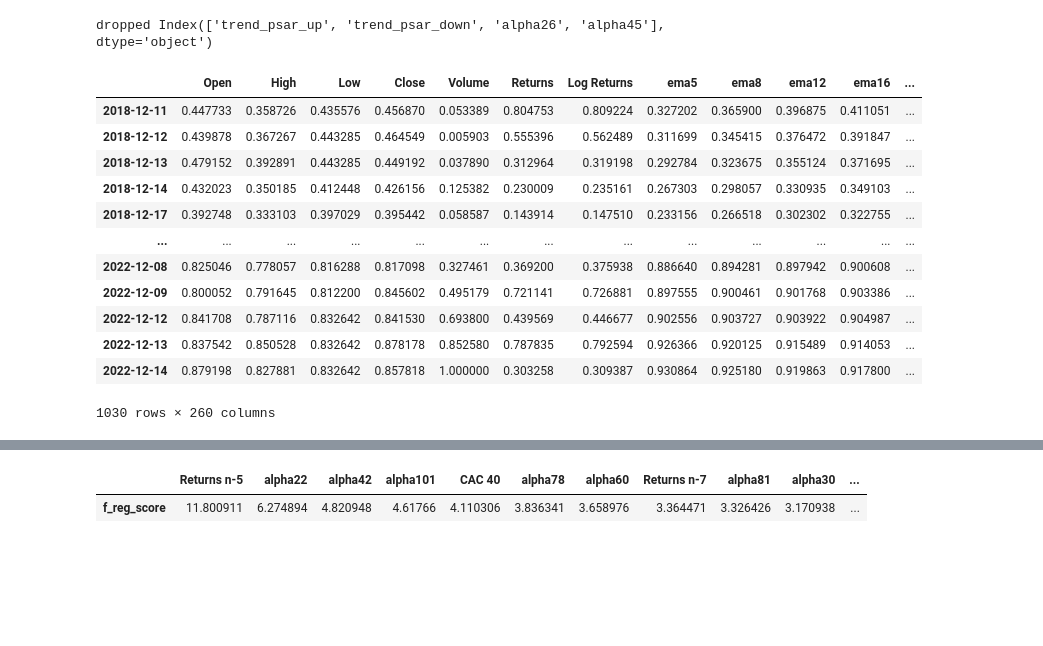
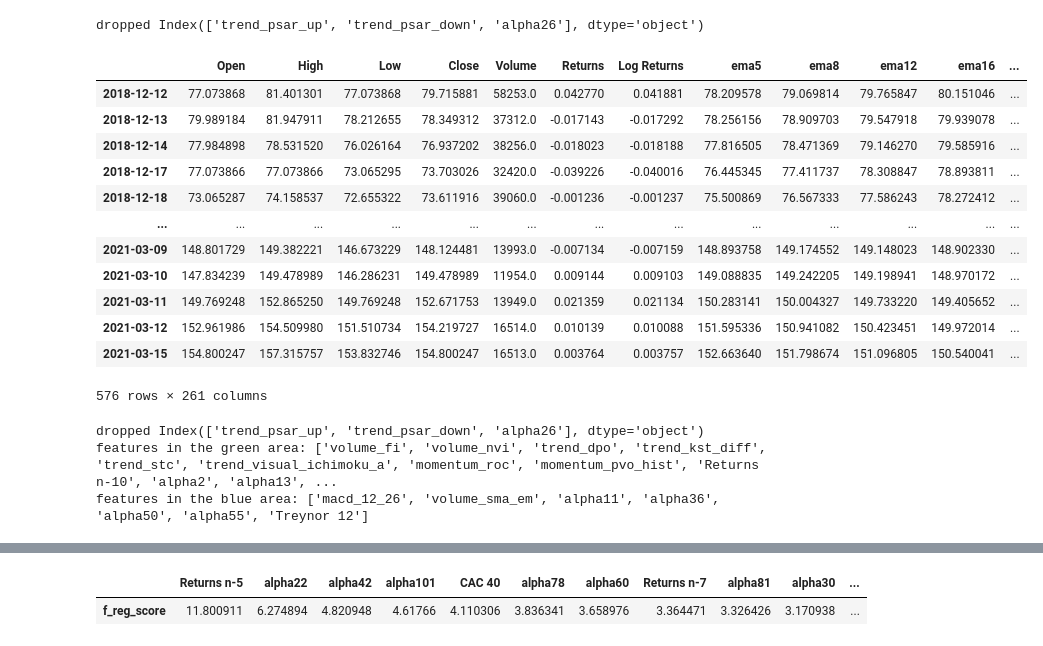
Before and after one commit to Wolvpak/ProjetFinance, a Jupyter notebook: feature selection.ipynb, the cells around one changed output, grey strips where cells are left out. Cells and saved outputs as stored; diff of their text form; code cells hidden in the pictures; blank space fills up the shorter version.

```diff
--- a/feature selection.ipynb
+++ b/feature selection.ipynb
@@ -1,27 +0,0 @@
-# %%
-from all_indicators import get_all_stock_indicators
-import tsfresh
-from tsfresh import extract_features
-data = get_all_stock_indicators('TKO.PA')
-# %% [output]
-dropped Index(['trend_psar_up', 'trend_psar_down', 'alpha26', 'alpha45'], dtype='object')
-# %%
-from sklearn.preprocessing import MinMaxScaler
-scaler = MinMaxScaler()
-scaler.fit(data)
-data_scaled = pd.DataFrame(scaler.fit_transform(data), columns = data.columns, index = data.index)
-data_scaled
-# %% [output]
-|  | Open | High | Low | Close | Volume | Returns | Log Returns | ema5 | ema8 | ema12 | ema16 | ... |
-| 2018-12-11 | 0.447733 | 0.358726 | 0.435576 | 0.456870 | 0.053389 | 0.804753 | 0.809224 | 0.327202 | 0.365900 | 0.396875 | 0.411051 | ... |
-| 2018-12-12 | 0.439878 | 0.367267 | 0.443285 | 0.464549 | 0.005903 | 0.555396 | 0.562489 | 0.311699 | 0.345415 | 0.376472 | 0.391847 | ... |
-| 2018-12-13 | 0.479152 | 0.392891 | 0.443285 | 0.449192 | 0.037890 | 0.312964 | 0.319198 | 0.292784 | 0.323675 | 0.355124 | 0.371695 | ... |
-| 2018-12-14 | 0.432023 | 0.350185 | 0.412448 | 0.426156 | 0.125382 | 0.230009 | 0.235161 | 0.267303 | 0.298057 | 0.330935 | 0.349103 | ... |
-| 2018-12-17 | 0.392748 | 0.333103 | 0.397029 | 0.395442 | 0.058587 | 0.143914 | 0.147510 | 0.233156 | 0.266518 | 0.302302 | 0.322755 | ... |
-| ... | ... | ... | ... | ... | ... | ... | ... | ... | ... | ... | ... | ... |
-| 2022-12-08 | 0.825046 | 0.778057 | 0.816288 | 0.817098 | 0.327461 | 0.369200 | 0.375938 | 0.886640 | 0.894281 | 0.897942 | 0.900608 | ... |
-| 2022-12-09 | 0.800052 | 0.791645 | 0.812200 | 0.845602 | 0.495179 | 0.721141 | 0.726881 | 0.897555 | 0.900461 | 0.901768 | 0.903386 | ... |
-| 2022-12-12 | 0.841708 | 0.787116 | 0.832642 | 0.841530 | 0.693800 | 0.439569 | 0.446677 | 0.902556 | 0.903727 | 0.903922 | 0.904987 | ... |
-| 2022-12-13 | 0.837542 | 0.850528 | 0.832642 | 0.878178 | 0.852580 | 0.787835 | 0.792594 | 0.926366 | 0.920125 | 0.915489 | 0.914053 | ... |
-| 2022-12-14 | 0.879198 | 0.827881 | 0.832642 | 0.857818 | 1.000000 | 0.303258 | 0.309387 | 0.930864 | 0.925180 | 0.919863 | 0.917800 | ... |
-1030 rows × 260 columns
@@ -28 +4,43 @@ data_scaled
+# %%
+data = get_all_stock_indicators('TRI.PA')
+# %% [output]
+dropped Index(['trend_psar_up', 'trend_psar_down', 'alpha26'], dtype='object')
+# %%
+data[:576]
+# %% [output]
+|  | Open | High | Low | Close | Volume | Returns | Log Returns | ema5 | ema8 | ema12 | ema16 | ... |
+| 2018-12-12 | 77.073868 | 81.401301 | 77.073868 | 79.715881 | 58253.0 | 0.042770 | 0.041881 | 78.209578 | 79.069814 | 79.765847 | 80.151046 | ... |
+| 2018-12-13 | 79.989184 | 81.947911 | 78.212655 | 78.349312 | 37312.0 | -0.017143 | -0.017292 | 78.256156 | 78.909703 | 79.547918 | 79.939078 | ... |
+| 2018-12-14 | 77.984898 | 78.531520 | 76.026164 | 76.937202 | 38256.0 | -0.018023 | -0.018188 | 77.816505 | 78.471369 | 79.146270 | 79.585916 | ... |
+| 2018-12-17 | 77.073866 | 77.073866 | 73.065295 | 73.703026 | 32420.0 | -0.039226 | -0.040016 | 76.445345 | 77.411737 | 78.308847 | 78.893811 | ... |
+| 2018-12-18 | 73.065287 | 74.158537 | 72.655322 | 73.611916 | 39060.0 | -0.001236 | -0.001237 | 75.500869 | 76.567333 | 77.586243 | 78.272412 | ... |
+| ... | ... | ... | ... | ... | ... | ... | ... | ... | ... | ... | ... | ... |
+| 2021-03-09 | 148.801729 | 149.382221 | 146.673229 | 148.124481 | 13993.0 | -0.007134 | -0.007159 | 148.893758 | 149.174552 | 149.148023 | 148.902330 | ... |
+| 2021-03-10 | 147.834239 | 149.478989 | 146.286231 | 149.478989 | 11954.0 | 0.009144 | 0.009103 | 149.088835 | 149.242205 | 149.198941 | 148.970172 | ... |
+| 2021-03-11 | 149.769248 | 152.865250 | 149.769248 | 152.671753 | 13949.0 | 0.021359 | 0.021134 | 150.283141 | 150.004327 | 149.733220 | 149.405652 | ... |
+| 2021-03-12 | 152.961986 | 154.509980 | 151.510734 | 154.219727 | 16514.0 | 0.010139 | 0.010088 | 151.595336 | 150.941082 | 150.423451 | 149.972014 | ... |
+| 2021-03-15 | 154.800247 | 157.315757 | 153.832746 | 154.800247 | 16513.0 | 0.003764 | 0.003757 | 152.663640 | 151.798674 | 151.096805 | 150.540041 | ... |
+576 rows × 261 columns
+# %%
+data = get_all_stock_indicators('TRI.PA')
+scaler = MinMaxScaler()
+scaler.fit(data)
+data_scaled = pd.DataFrame(scaler.fit_transform(data), columns = data.columns, index = data.index)
+Y = data_scaled['Sortino 12'].copy()
+X = data_scaled.drop(columns=['Sortino 12'])
+
+forest = RandomForestRegressor()
+
+boruta = BorutaPy(estimator = forest, n_estimators = 'auto', max_iter = 100)
+boruta.fit(np.array(X), np.array(Y))
+green_area = X.columns[boruta.support_].to_list()
+blue_area = X.columns[boruta.support_weak_].to_list()
+
+
+print('features in the green area:', green_area)
+print('features in the blue area:', blue_area)
+# %% [output]
+dropped Index(['trend_psar_up', 'trend_psar_down', 'alpha26'], dtype='object')
+features in the green area: ['volume_fi', 'volume_nvi', 'trend_dpo', 'trend_kst_diff', 'trend_stc', 'trend_visual_ichimoku_a', 'momentum_roc', 'momentum_pvo_hist', 'Returns n-10', 'alpha2', 'alpha13', ...
+features in the blue area: ['macd_12_26', 'volume_sma_em', 'alpha11', 'alpha36', 'alpha50', 'alpha55', 'Treynor 12']
 # %%
```
Also changed, not shown: parts of 9 cells of this notebook, 24 other files.
